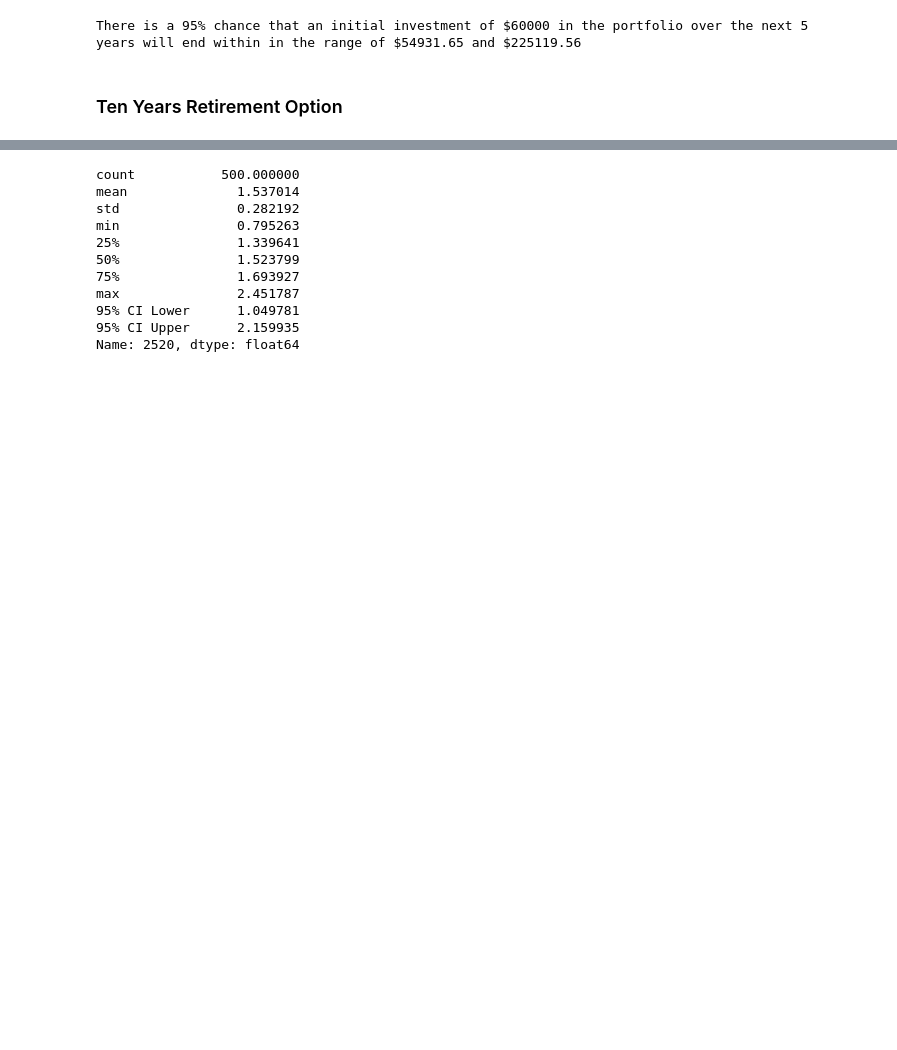
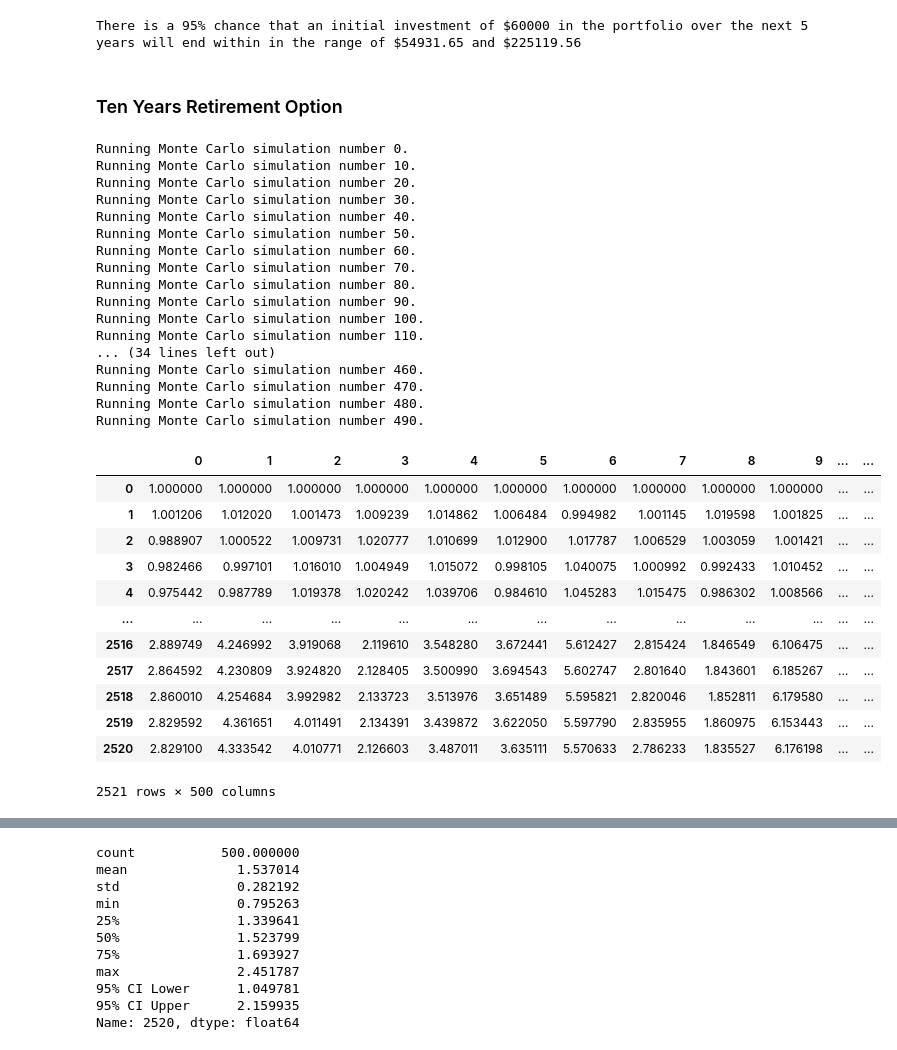
Before and after one commit to MatthewPuttroff/HWUnitFive, a Jupyter notebook: Instructions/Starter_Code/financial-planner.ipynb, the cells around one changed output, grey strips where cells are left out. Cells and saved outputs as stored; diff of their text form; code cells hidden in the pictures; blank space fills up the shorter version.

```diff
--- a/Instructions/Starter_Code/financial-planner.ipynb
+++ b/Instructions/Starter_Code/financial-planner.ipynb
@@ -479,3 +487,34 @@ There is a 95% chance that an initial investment of $60000 in the portfolio over
 # %%
-# Configuring a Monte Carlo simulation to forecast 10 years cumulative returns
-# YOUR CODE HERE!
+# Running a Monte Carlo simulation to forecast 10 years cumulative returns
+MC_seventy_thirty.calc_cumulative_return()
+# %% [output]
+Running Monte Carlo simulation number 0.
+Running Monte Carlo simulation number 10.
+Running Monte Carlo simulation number 20.
+Running Monte Carlo simulation number 30.
+Running Monte Carlo simulation number 40.
+Running Monte Carlo simulation number 50.
+Running Monte Carlo simulation number 60.
+Running Monte Carlo simulation number 70.
+Running Monte Carlo simulation number 80.
+Running Monte Carlo simulation number 90.
+Running Monte Carlo simulation number 100.
+Running Monte Carlo simulation number 110.
+... (34 lines left out)
+Running Monte Carlo simulation number 460.
+Running Monte Carlo simulation number 470.
+Running Monte Carlo simulation number 480.
+Running Monte Carlo simulation number 490.
+|  | 0 | 1 | 2 | 3 | 4 | 5 | 6 | 7 | 8 | 9 | ... | ... |
+| 0 | 1.000000 | 1.000000 | 1.000000 | 1.000000 | 1.000000 | 1.000000 | 1.000000 | 1.000000 | 1.000000 | 1.000000 | ... | ... |
+| 1 | 1.001206 | 1.012020 | 1.001473 | 1.009239 | 1.014862 | 1.006484 | 0.994982 | 1.001145 | 1.019598 | 1.001825 | ... | ... |
+| 2 | 0.988907 | 1.000522 | 1.009731 | 1.020777 | 1.010699 | 1.012900 | 1.017787 | 1.006529 | 1.003059 | 1.001421 | ... | ... |
+| 3 | 0.982466 | 0.997101 | 1.016010 | 1.004949 | 1.015072 | 0.998105 | 1.040075 | 1.000992 | 0.992433 | 1.010452 | ... | ... |
+| 4 | 0.975442 | 0.987789 | 1.019378 | 1.020242 | 1.039706 | 0.984610 | 1.045283 | 1.015475 | 0.986302 | 1.008566 | ... | ... |
+| ... | ... | ... | ... | ... | ... | ... | ... | ... | ... | ... | ... | ... |
+| 2516 | 2.889749 | 4.246992 | 3.919068 | 2.119610 | 3.548280 | 3.672441 | 5.612427 | 2.815424 | 1.846549 | 6.106475 | ... | ... |
+| 2517 | 2.864592 | 4.230809 | 3.924820 | 2.128405 | 3.500990 | 3.694543 | 5.602747 | 2.801640 | 1.843601 | 6.185267 | ... | ... |
+| 2518 | 2.860010 | 4.254684 | 3.992982 | 2.133723 | 3.513976 | 3.651489 | 5.595821 | 2.820046 | 1.852811 | 6.179580 | ... | ... |
+| 2519 | 2.829592 | 4.361651 | 4.011491 | 2.134391 | 3.439872 | 3.622050 | 5.597790 | 2.835955 | 1.860975 | 6.153443 | ... | ... |
+| 2520 | 2.829100 | 4.333542 | 4.010771 | 2.126603 | 3.487011 | 3.635111 | 5.570633 | 2.786233 | 1.835527 | 6.176198 | ... | ... |
+2521 rows × 500 columns
```
Also changed, not shown: parts of 4 cells of this notebook.
